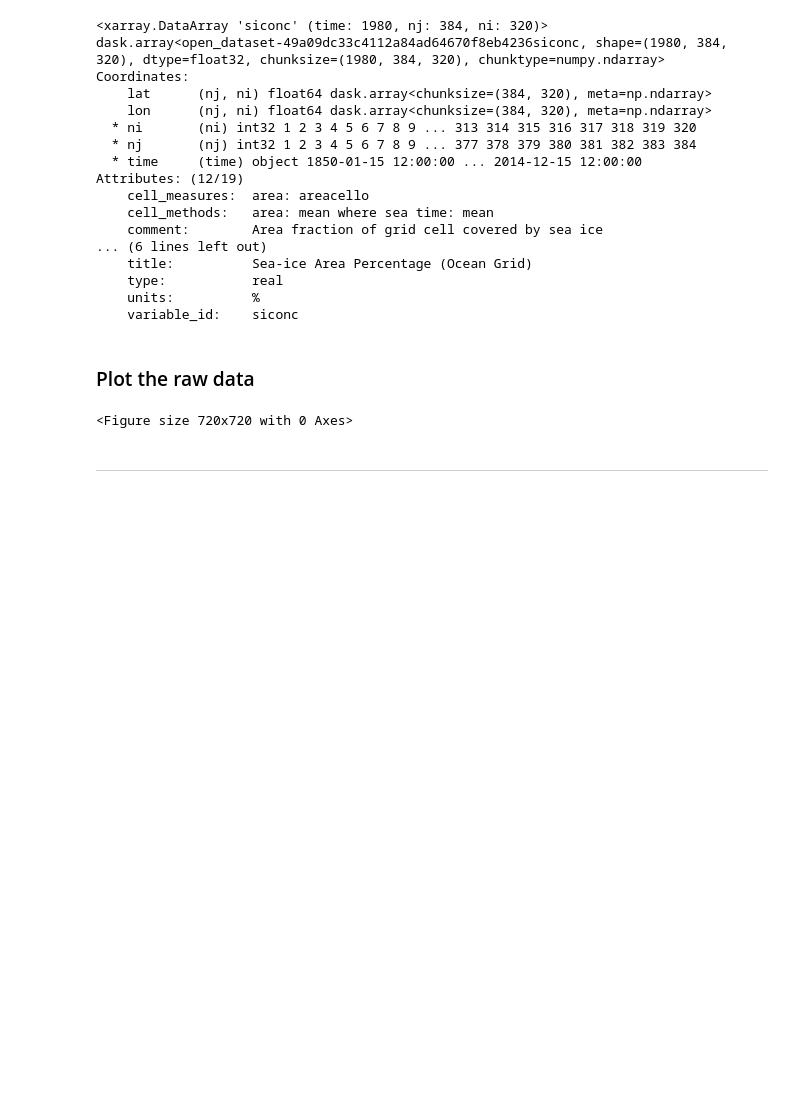
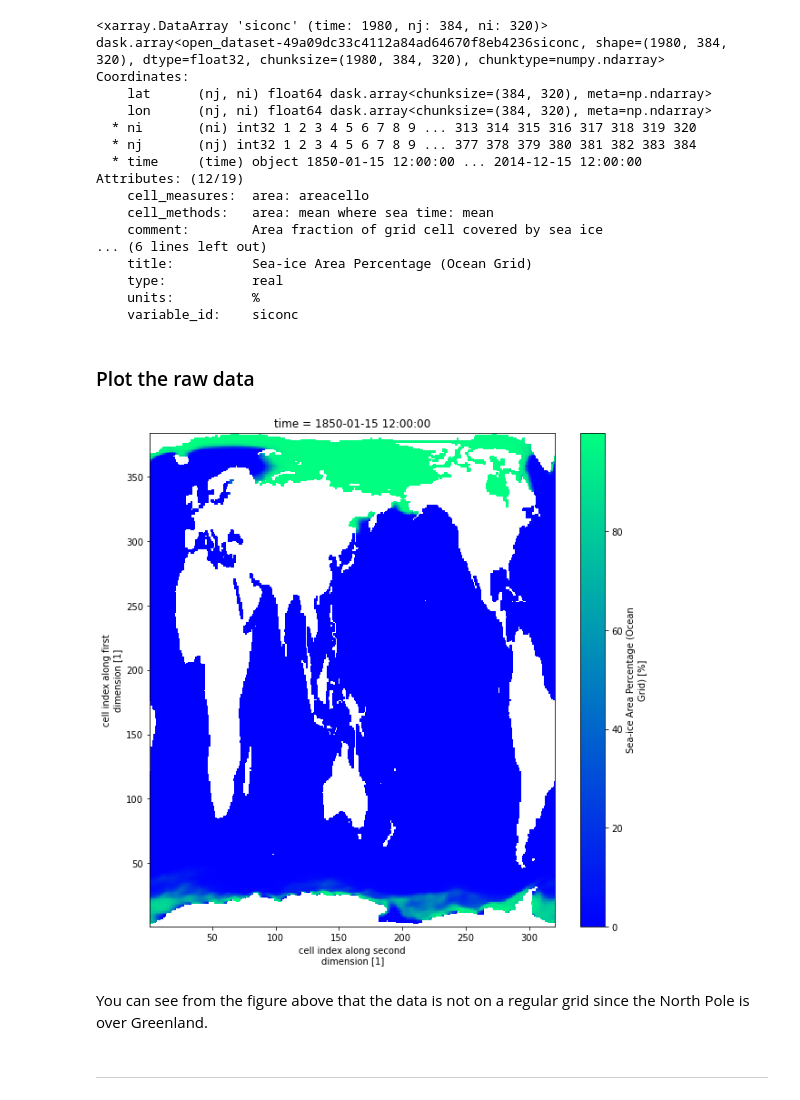
Before and after one commit to pderepen/Regridding_scripts, a Jupyter notebook: regrid_CESM2_seaice_to_1x1.ipynb, the cells around one changed output. Drawn from its saved outputs; the diff is of its cells as text; code cells hidden in the pictures; blank space fills up the shorter version.

```diff
--- a/regrid_CESM2_seaice_to_1x1.ipynb
+++ b/regrid_CESM2_seaice_to_1x1.ipynb
@@ -74,10 +74,12 @@ Attributes: (12/19)
 # %%
 plt.figure(figsize=(10,10));
 # ax = plt.axes(projection=ccrs.Robinson());
-sic[0].plot.pcolormesh(ax=ax,x='ni',y='nj',cmap='winter');
-ax.coastlines();
+sic[0].plot.pcolormesh(x='ni',y='nj',cmap='winter');
+# ax.coastlines();
 # %% [output]
-<Figure size 720x720 with 0 Axes>
+[figure, added]
+# %% [markdown]
+You can see from the figure above that the data is not on a regular grid since the North Pole is over Greenland.
 # %% [markdown]
 ---
 # %% [markdown]
```
Also changed, not shown: parts of 14 cells of this notebook.
